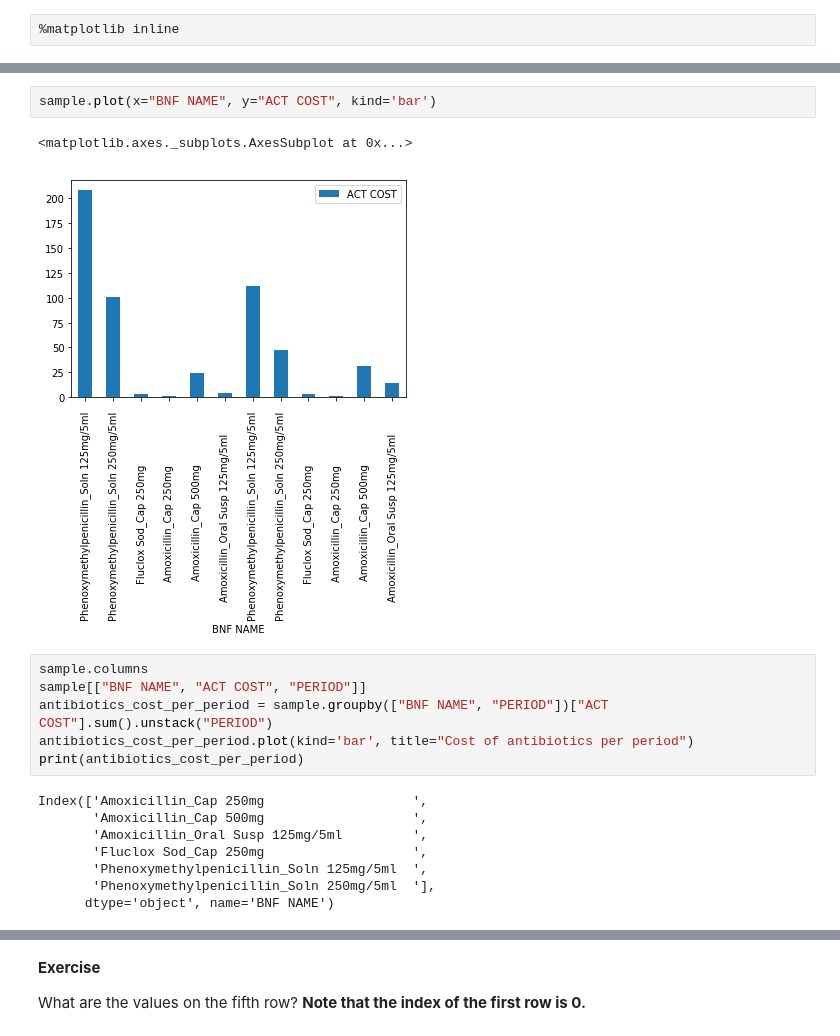
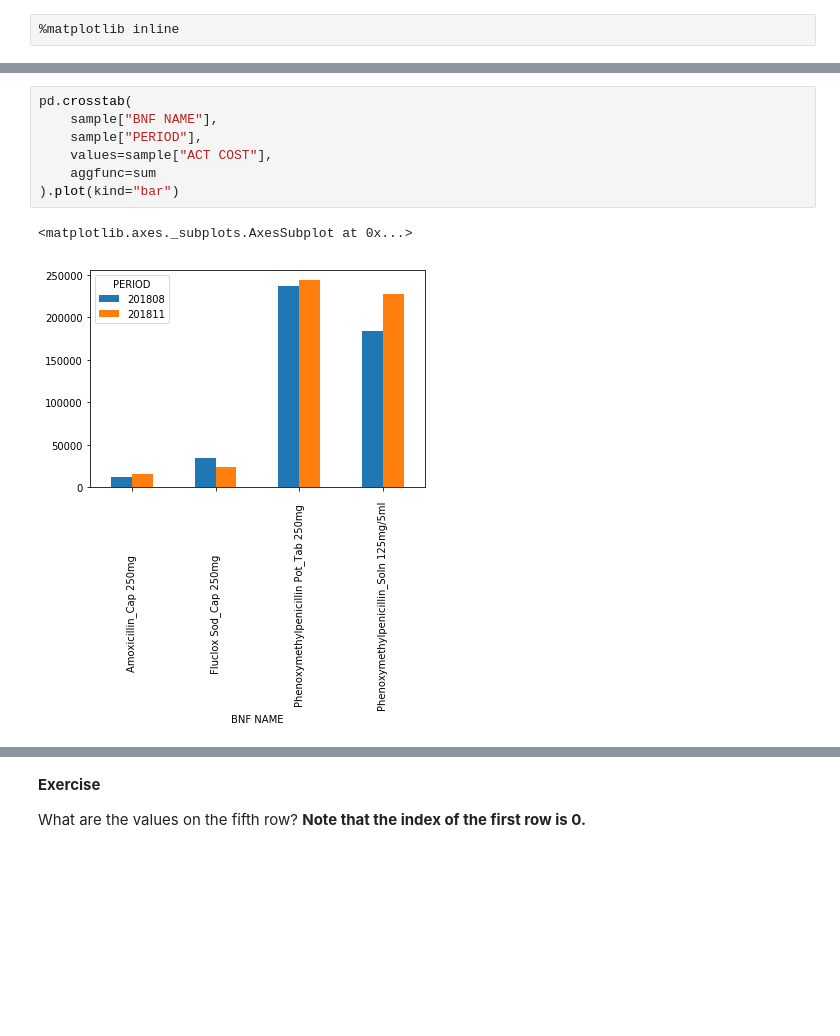
Before and after one commit to anenadic/2019-03-16-manchester, a Jupyter notebook: prescribing_exercises.ipynb, the cells around one changed output, grey strips where cells are left out. Saved outputs shown, nothing was run; the diff lists cells and outputs as text; blank space fills up the shorter version.

```diff
--- a/prescribing_exercises.ipynb
+++ b/prescribing_exercises.ipynb
@@ -355,19 +403,10 @@ sample.plot(x="BNF NAME", y="ACT COST")
 # %%
-sample.plot(x="BNF NAME", y="ACT COST", kind='bar')
+pd.crosstab(
+    sample["BNF NAME"],
+    sample["PERIOD"],
+    values=sample["ACT COST"],
+    aggfunc=sum
+).plot(kind="bar")
 # %% [output]
 <matplotlib.axes._subplots.AxesSubplot at 0x...>
-[figure, old version]
+[figure, new version]
-# %%
-sample.columns
-sample[["BNF NAME", "ACT COST", "PERIOD"]]
-antibiotics_cost_per_period = sample.groupby(["BNF NAME", "PERIOD"])["ACT COST"].sum().unstack("PERIOD")
-antibiotics_cost_per_period.plot(kind='bar', title="Cost of antibiotics per period")
-print(antibiotics_cost_per_period)
-# %% [output]
-Index(['Amoxicillin_Cap 250mg                   ',
-       'Amoxicillin_Cap 500mg                   ',
-       'Amoxicillin_Oral Susp 125mg/5ml         ',
-       'Fluclox Sod_Cap 250mg                   ',
-       'Phenoxymethylpenicillin_Soln 125mg/5ml  ',
-       'Phenoxymethylpenicillin_Soln 250mg/5ml  '],
-      dtype='object', name='BNF NAME')
```
Also changed, not shown: parts of 65 cells of this notebook, 1 other file.
